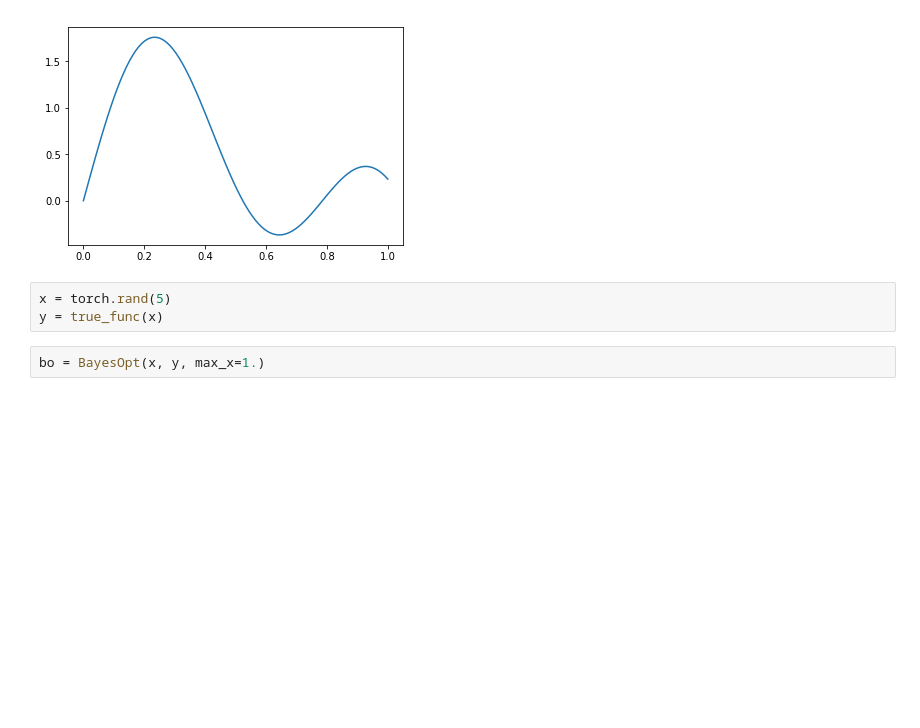
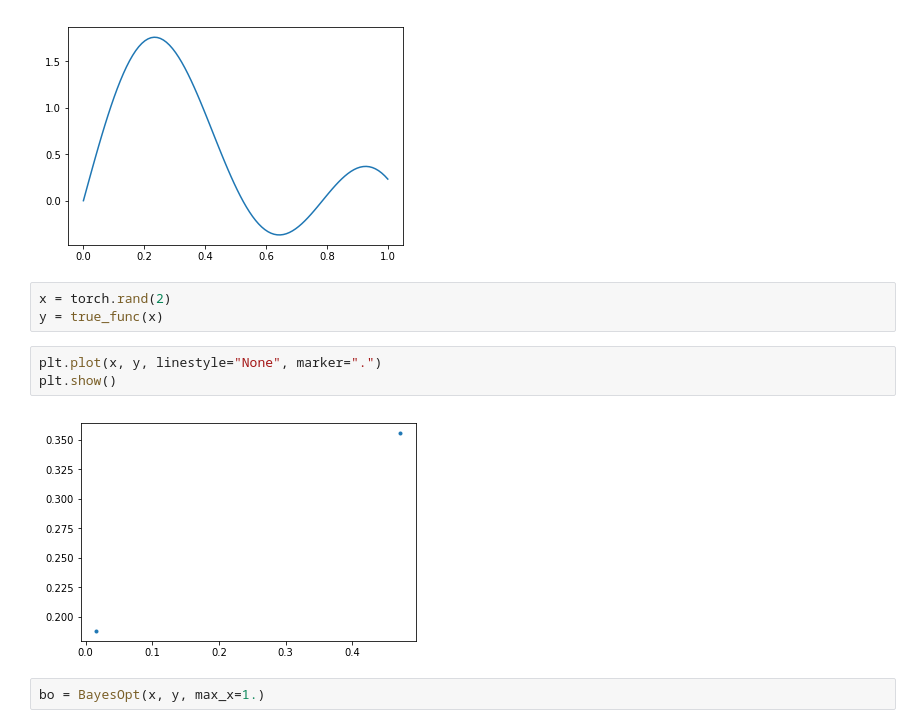
Before and after one commit to g-benton/PCC-RL, a Jupyter notebook: Notebooks/bayes_opt_tester.ipynb, the cells around one changed output. Drawn from its saved outputs; the diff is of its cells as text; blank space fills up the shorter version.

```diff
--- a/Notebooks/bayes_opt_tester.ipynb
+++ b/Notebooks/bayes_opt_tester.ipynb
@@ -16,8 +16,13 @@ plt.show()
 # %% [output]
 [figure]
 # %%
-x = torch.rand(5)
+x = torch.rand(2)
 y = true_func(x)
+# %%
+plt.plot(x, y, linestyle="None", marker=".")
+plt.show()
+# %% [output]
+[figure, added]
 # %%
 bo = BayesOpt(x, y, max_x=1.)
 # %%
```
Also changed, not shown: parts of 4 cells of this notebook, 1 other file.
